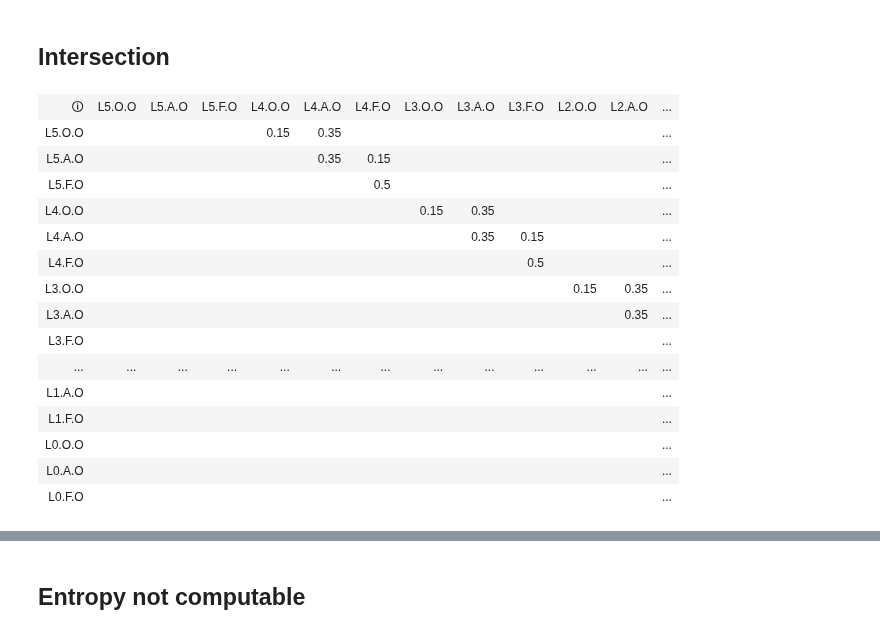
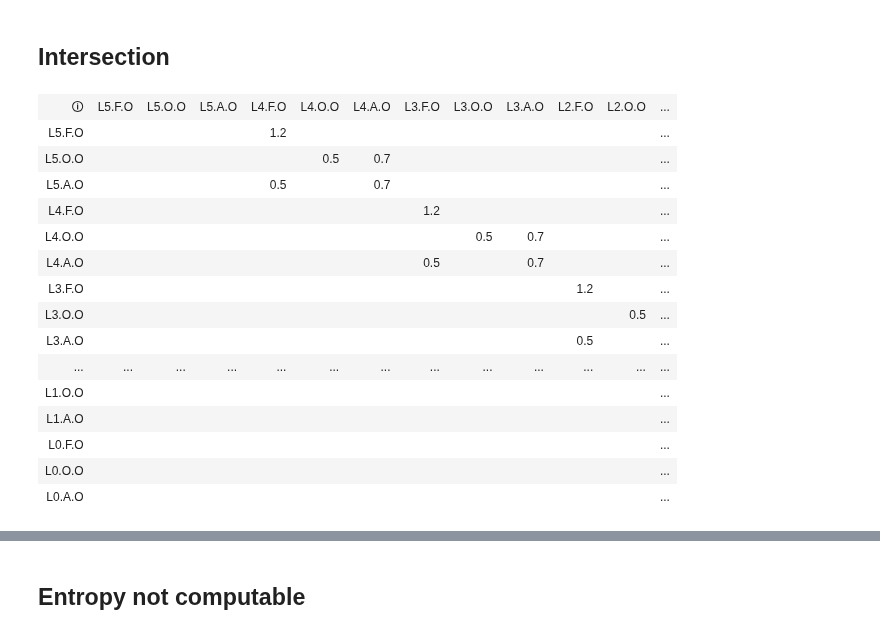
Before and after one commit to jmandreoli/WFSA, a Jupyter notebook: demo.ipynb, the cells around one changed output, grey strips where cells are left out. Saved outputs shown, nothing was run; the diff lists cells and outputs as text; code cells hidden in the pictures.

```diff
--- a/demo.ipynb
+++ b/demo.ipynb
@@ -220,42 +222,43 @@ INFO:wfsa.probabilistic:Pruning unreachable states: 3/7
 # %%
 L = 5
 template,wstop = eye(L+1,k=1),zeros((L+1,L+1)); wstop[-1,-1] = 1.
 template,wstop = map(csra_matrix.initial,(template,wstop))
 X_len = WFSA([wstop],template=template,symb_names=('.',),state_names=[f'L{k}' for k in range(L,-1,-1)])
 
 X_cnt = WFSA.from_str('''
-O->O a .35
-O->O b .15
+O->O a .7
+O->O b .5
 O->O . 1
 ''',sparse=True)
 
 X_mot = WFSA.from_str('''
+F->F a 1
+F->F b 1
+F->F . 1
 O->A a 1
 O->O b 1
 A->F b 1
 A->A a 1
-F->F a 1
-F->F b 1
-F->F . 1
 ''',sparse=True)
 X = X_len@X_mot@X_cnt
+# there is probably a bug as changing the order of the factors yields proba>1 in the PFSA
 X
 # %% [output]
-| 🛈 | L5.O.O | L5.A.O | L5.F.O | L4.O.O | L4.A.O | L4.F.O | L3.O.O | L3.A.O | L3.F.O | L2.O.O | L2.A.O | ... |
-| L5.O.O |  |  |  | 0.15 | 0.35 |  |  |  |  |  |  | ... |
-| L5.A.O |  |  |  |  | 0.35 | 0.15 |  |  |  |  |  | ... |
-| L5.F.O |  |  |  |  |  | 0.5 |  |  |  |  |  | ... |
-| L4.O.O |  |  |  |  |  |  | 0.15 | 0.35 |  |  |  | ... |
-| L4.A.O |  |  |  |  |  |  |  | 0.35 | 0.15 |  |  | ... |
-| L4.F.O |  |  |  |  |  |  |  |  | 0.5 |  |  | ... |
-| L3.O.O |  |  |  |  |  |  |  |  |  | 0.15 | 0.35 | ... |
-| L3.A.O |  |  |  |  |  |  |  |  |  |  | 0.35 | ... |
-| L3.F.O |  |  |  |  |  |  |  |  |  |  |  | ... |
+| 🛈 | L5.F.O | L5.O.O | L5.A.O | L4.F.O | L4.O.O | L4.A.O | L3.F.O | L3.O.O | L3.A.O | L2.F.O | L2.O.O | ... |
+| L5.F.O |  |  |  | 1.2 |  |  |  |  |  |  |  | ... |
+| L5.O.O |  |  |  |  | 0.5 | 0.7 |  |  |  |  |  | ... |
+| L5.A.O |  |  |  | 0.5 |  | 0.7 |  |  |  |  |  | ... |
+| L4.F.O |  |  |  |  |  |  | 1.2 |  |  |  |  | ... |
+| L4.O.O |  |  |  |  |  |  |  | 0.5 | 0.7 |  |  | ... |
+| L4.A.O |  |  |  |  |  |  | 0.5 |  | 0.7 |  |  | ... |
+| L3.F.O |  |  |  |  |  |  |  |  |  | 1.2 |  | ... |
+| L3.O.O |  |  |  |  |  |  |  |  |  |  | 0.5 | ... |
+| L3.A.O |  |  |  |  |  |  |  |  |  | 0.5 |  | ... |
 | ... | ... | ... | ... | ... | ... | ... | ... | ... | ... | ... | ... | ... |
+| L1.O.O |  |  |  |  |  |  |  |  |  |  |  | ... |
 | L1.A.O |  |  |  |  |  |  |  |  |  |  |  | ... |
-| L1.F.O |  |  |  |  |  |  |  |  |  |  |  | ... |
+| L0.F.O |  |  |  |  |  |  |  |  |  |  |  | ... |
 | L0.O.O |  |  |  |  |  |  |  |  |  |  |  | ... |
 | L0.A.O |  |  |  |  |  |  |  |  |  |  |  | ... |
-| L0.F.O |  |  |  |  |  |  |  |  |  |  |  | ... |
 # %%
 X = PFSA.fromWFSA(X)
```
Also changed, not shown: parts of 11 cells of this notebook, 1 other file.
